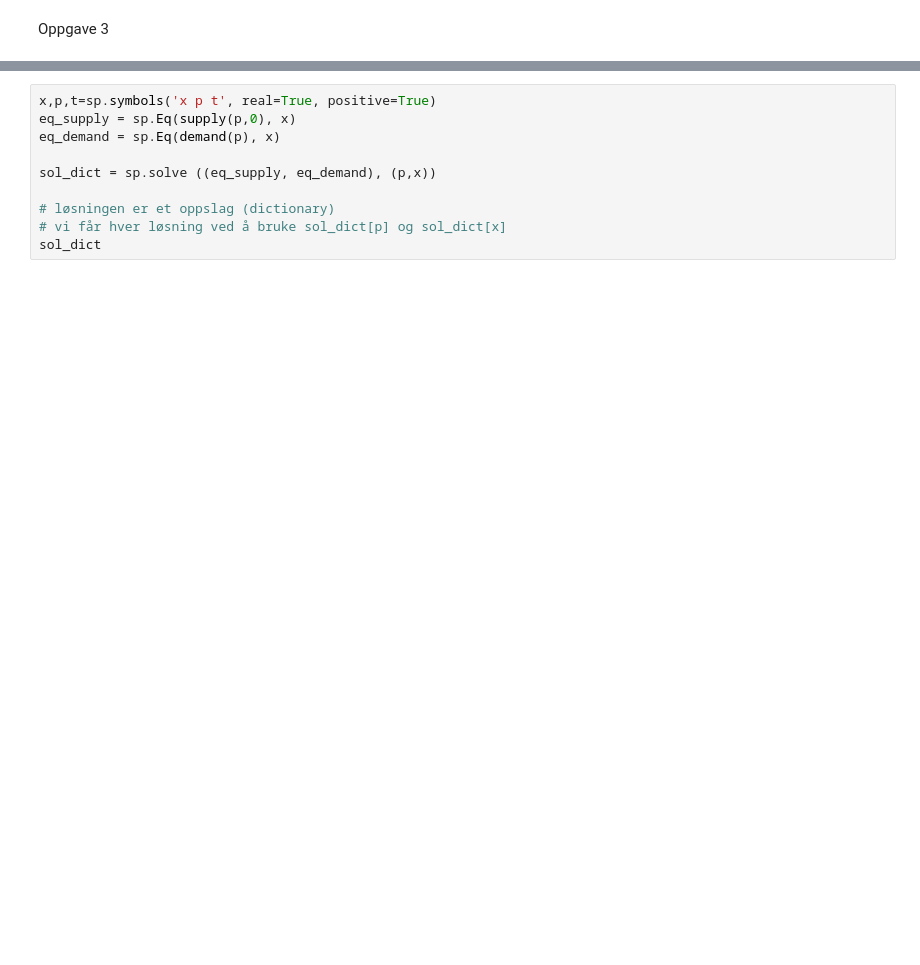
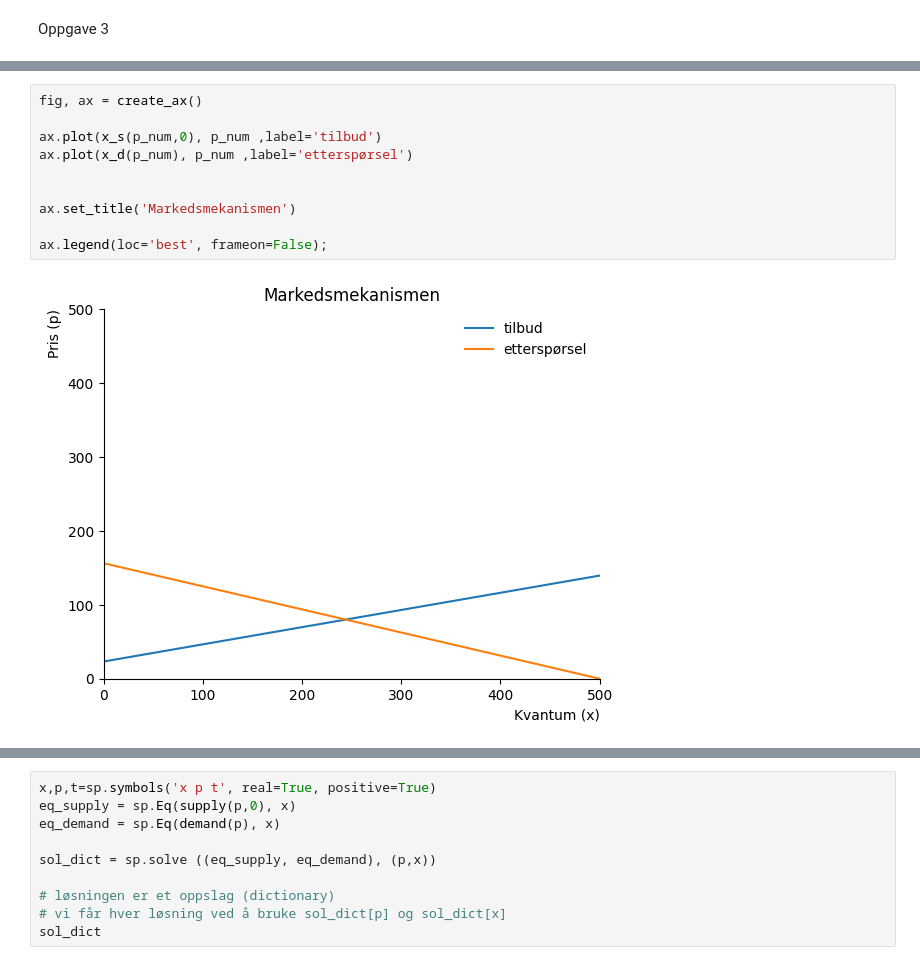
Before and after one commit to Einarness/SOK-1006, a Jupyter notebook: sok1006-notater_edit/arbeidskrav 3.ipynb, the cells around one changed output, grey strips where cells are left out. Drawn from its saved outputs; the diff is of its cells as text; blank space fills up the shorter version.

```diff
--- a/sok1006-notater_edit/arbeidskrav 3.ipynb
+++ b/sok1006-notater_edit/arbeidskrav 3.ipynb
@@ -137 +144,13 @@ Oppgave 3
+# %%
+fig, ax = create_ax()
+
+ax.plot(x_s(p_num,0), p_num ,label='tilbud')
+ax.plot(x_d(p_num), p_num ,label='etterspørsel')
+
+
+ax.set_title('Markedsmekanismen')
+
+ax.legend(loc='best', frameon=False);
+# %% [output]
+[figure, added]
 # %%
```
Also changed, not shown: parts of 17 cells of this notebook.
